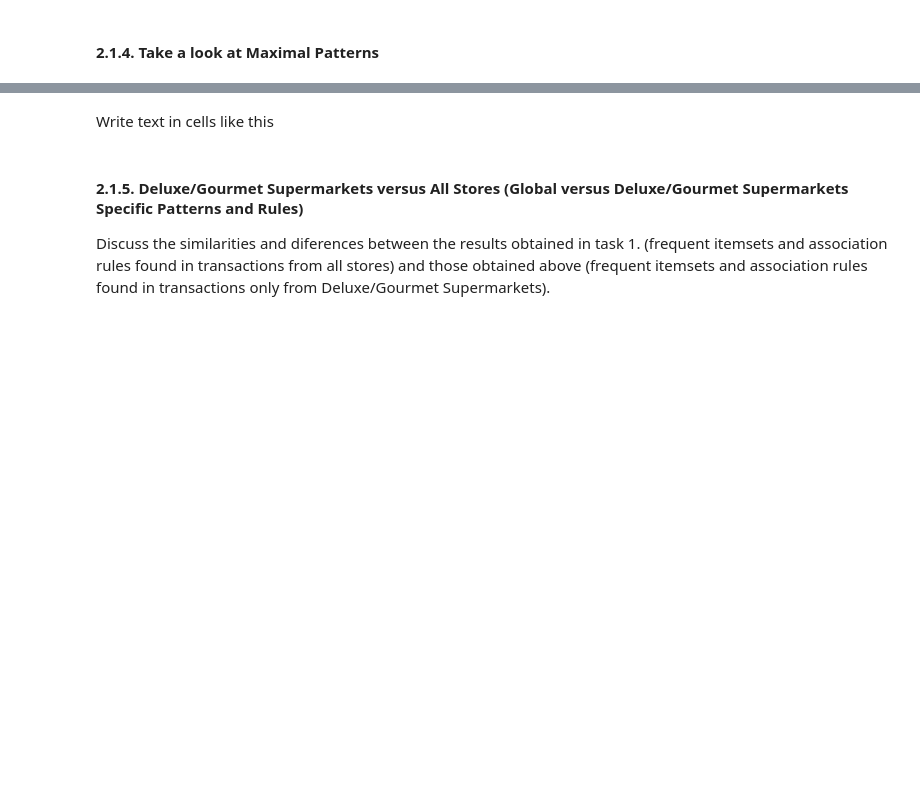
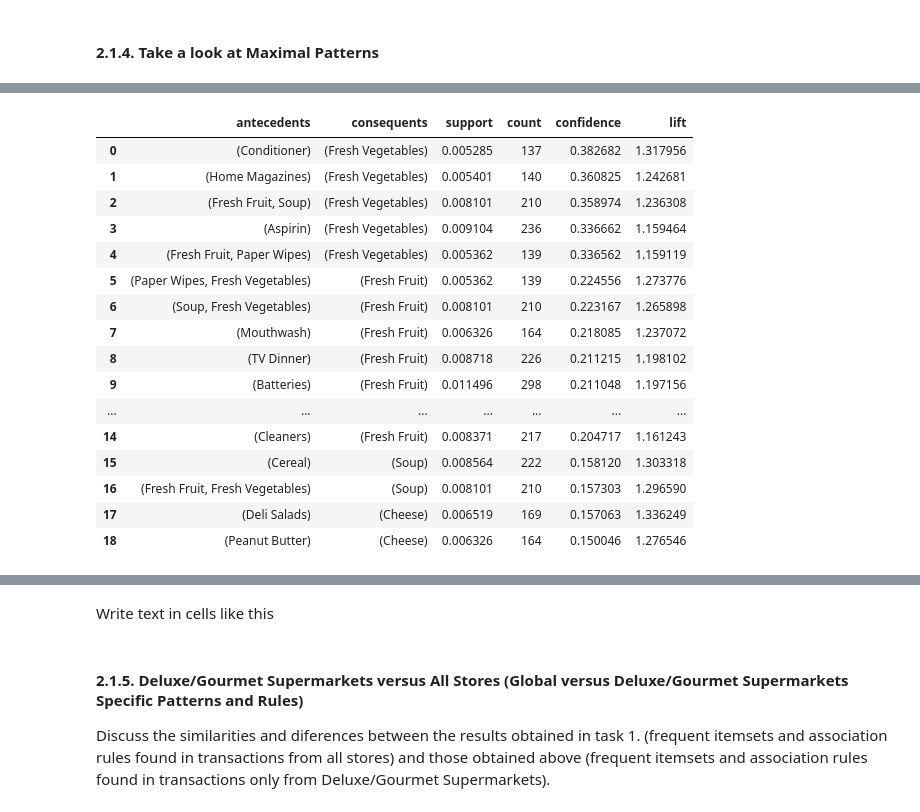
Before and after one commit to ijustsnapped/DataMine_PI, a Jupyter notebook: PD_202425_Project1/PD_202425_Project.ipynb, the cells around one changed output, grey strips where cells are left out. Cells and saved outputs as stored; diff of their text form; code cells hidden in the pictures; blank space fills up the shorter version.

```diff
--- a/PD_202425_Project1/PD_202425_Project.ipynb
+++ b/PD_202425_Project1/PD_202425_Project.ipynb
@@ -2999,0 +3238,87 @@ Found 11 rules with support ≥ 0.5%, confidence ≥ 0.10, lift ≥ 1.40
+# %%
+def mine_maximal_rules_fpmax_full(
+    binary_df: pd.DataFrame,
+    *,
+    min_support: float = 0.005,
+    min_confidence: float = 0.10,
+    min_lift: float = 1.1):
+    """
+    Mine maximal itemsets and derive association rules with full support lookup.
+
+    Steps:
+    1. Mine only the maximal itemsets above `min_support` using FP-Max.
+       These are the largest frequent sets for which no superset is also frequent.
+    2. Generate all non-empty proper subsets of each maximal itemset.
+       This ensures support counts exist for every possible antecedent or consequent.
+    3. Build a support table by computing, for each subset and each maximal set,
+       the fraction of transactions containing all items in that set.
+    4. Call `association_rules` on the combined support table so that every
+       antecedent/consequent lookup succeeds.
+    5. Filter the resulting rules by `min_lift`, compute absolute counts,
+       sort by confidence and lift, and return.
+
+    Returns:
+    DataFrame of association rules with columns:
+    ['antecedents','consequents','support','confidence','lift','count', …]
+    """
+    # 1. Mine maximal itemsets
+    max_sets = fpmax(
+        binary_df,
+        min_support=min_support,
+        use_colnames=True
+    )
+
+    # 2. Gather all non‐empty proper subsets of each maximal set
+    all_subsets = set()
+    for s in max_sets['itemsets']:
+        for k in range(1, len(s)):
+            for comb in combinations(s, k):
+                all_subsets.add(frozenset(comb))
+
+    # 3. Build a DataFrame of support for every subset + each maximal set
+    n_tx = binary_df.shape[0]
+    support_records = []
+    for itemset in all_subsets.union(max_sets['itemsets']):
+        mask = binary_df[list(itemset)].all(axis=1)
+        support_records.append({
+            'itemsets': itemset,
+            'support': mask.sum() / n_tx
+        })
+    support_table = pd.DataFrame(support_records)
+
+    # 4. Generate rules
+    rules = association_rules(
+        support_table,
+        metric="confidence",
+        min_threshold=min_confidence
+    )
+
+    # 5. Filter by lift, add counts, sort
+    rules = rules[rules['lift'] >= min_lift].copy()
+    rules['count'] = (rules['support'] * n_tx).round().astype(int)
+    return rules.sort_values(['confidence','lift'], ascending=False).reset_index(drop=True)
+
+# Usage
+rules_deluxe  = mine_maximal_rules_fpmax_full(binary_deluxe,  min_support=0.005, min_confidence=0.15, min_lift=1.15)
+rules_gourmet = mine_maximal_rules_fpmax_full(binary_gourmet, min_support=0.01, min_confidence=0.10, min_lift=1.20)
+
+display(rules_deluxe[['antecedents','consequents','support','count','confidence','lift']])
+display(rules_gourmet[['antecedents','consequents','support','count','confidence','lift']])
+# %% [output]
+|  | antecedents | consequents | support | count | confidence | lift |
+| 0 | (Conditioner) | (Fresh Vegetables) | 0.005285 | 137 | 0.382682 | 1.317956 |
+| 1 | (Home Magazines) | (Fresh Vegetables) | 0.005401 | 140 | 0.360825 | 1.242681 |
+| 2 | (Fresh Fruit, Soup) | (Fresh Vegetables) | 0.008101 | 210 | 0.358974 | 1.236308 |
+| 3 | (Aspirin) | (Fresh Vegetables) | 0.009104 | 236 | 0.336662 | 1.159464 |
+| 4 | (Fresh Fruit, Paper Wipes) | (Fresh Vegetables) | 0.005362 | 139 | 0.336562 | 1.159119 |
+| 5 | (Paper Wipes, Fresh Vegetables) | (Fresh Fruit) | 0.005362 | 139 | 0.224556 | 1.273776 |
+| 6 | (Soup, Fresh Vegetables) | (Fresh Fruit) | 0.008101 | 210 | 0.223167 | 1.265898 |
+| 7 | (Mouthwash) | (Fresh Fruit) | 0.006326 | 164 | 0.218085 | 1.237072 |
+| 8 | (TV Dinner) | (Fresh Fruit) | 0.008718 | 226 | 0.211215 | 1.198102 |
+| 9 | (Batteries) | (Fresh Fruit) | 0.011496 | 298 | 0.211048 | 1.197156 |
+| ... | ... | ... | ... | ... | ... | ... |
+| 14 | (Cleaners) | (Fresh Fruit) | 0.008371 | 217 | 0.204717 | 1.161243 |
+| 15 | (Cereal) | (Soup) | 0.008564 | 222 | 0.158120 | 1.303318 |
+| 16 | (Fresh Fruit, Fresh Vegetables) | (Soup) | 0.008101 | 210 | 0.157303 | 1.296590 |
+| 17 | (Deli Salads) | (Cheese) | 0.006519 | 169 | 0.157063 | 1.336249 |
+| 18 | (Peanut Butter) | (Cheese) | 0.006326 | 164 | 0.150046 | 1.276546 |
```
Also changed, not shown: parts of 50 cells of this notebook, 2 other files.
